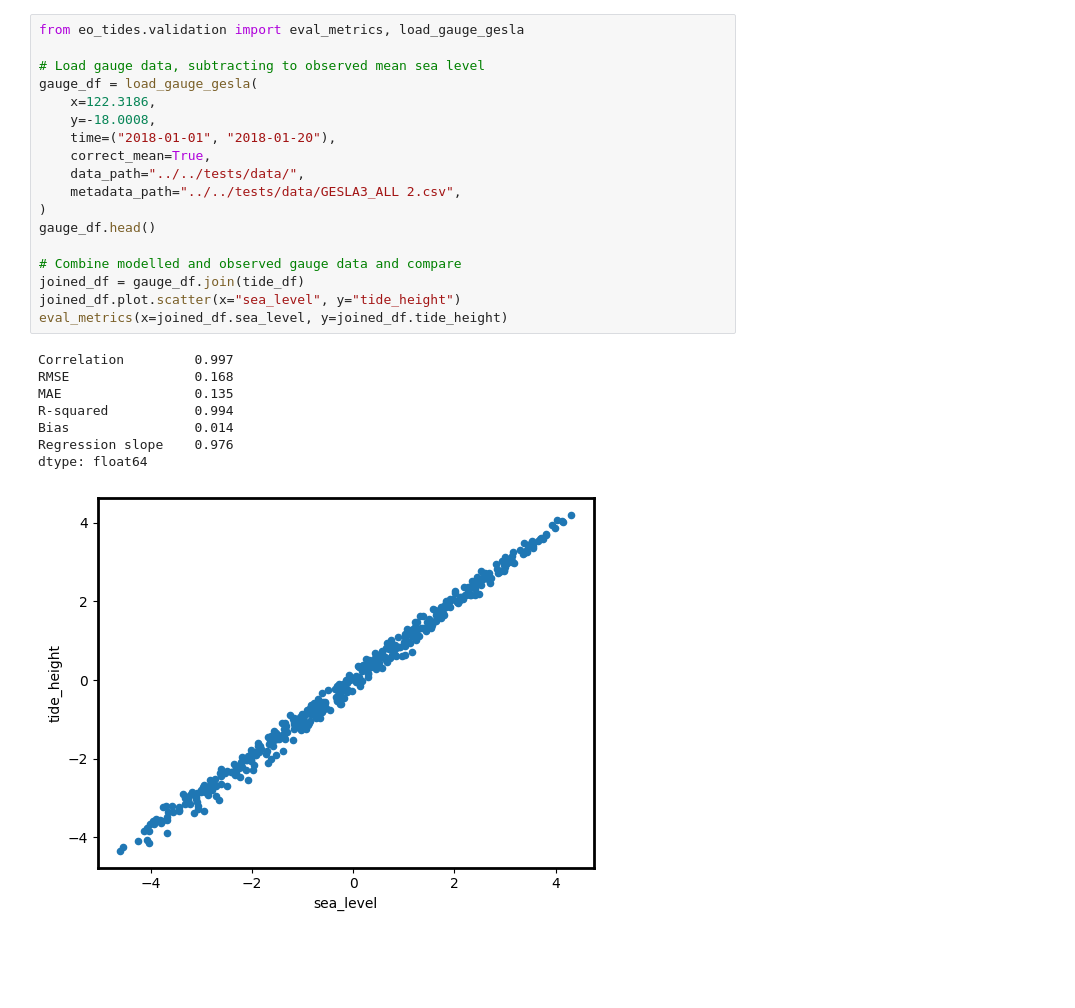
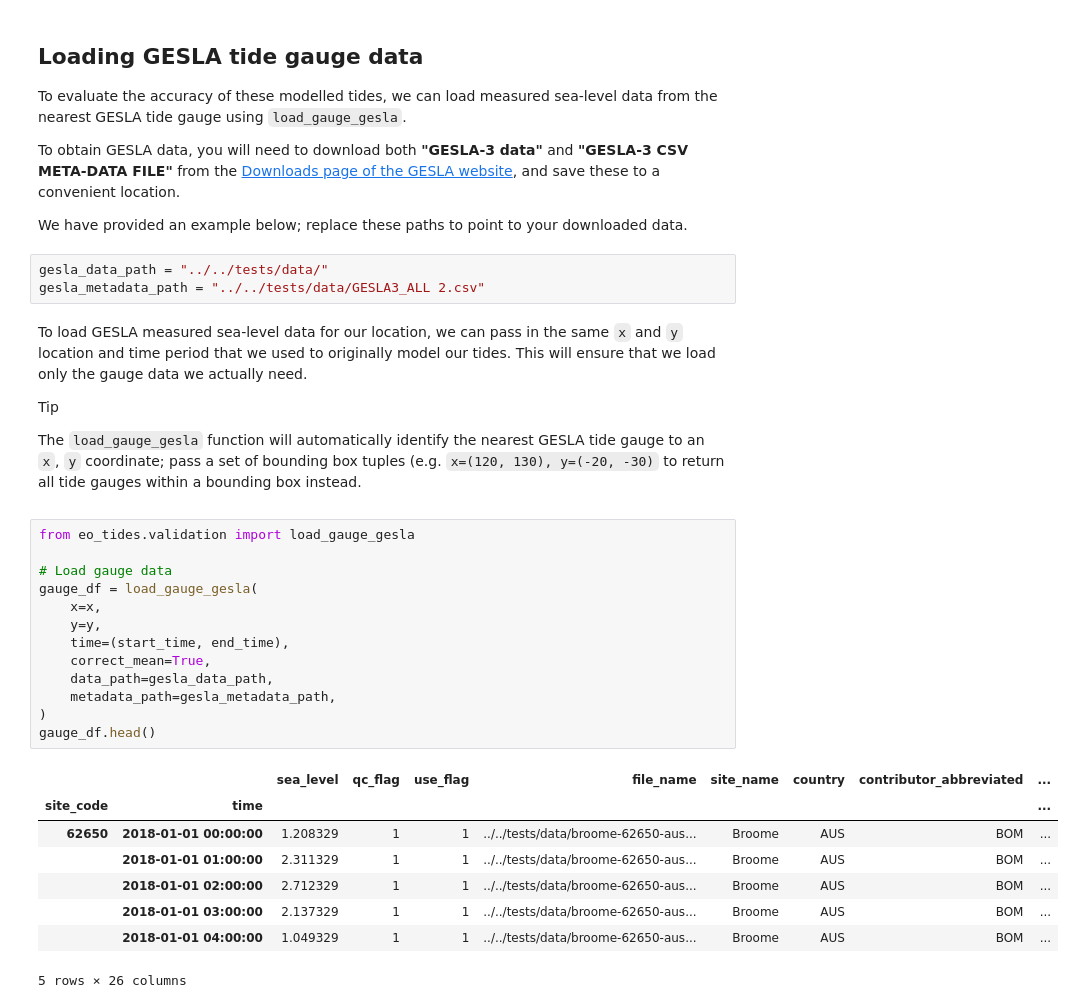
Before and after one commit to GeoscienceAustralia/eo-tides, a Jupyter notebook: docs/notebooks/Validating_tides.ipynb, the cells around one changed output. Saved outputs shown, nothing was run; the diff lists cells and outputs as text; blank space fills up the shorter version.

```diff
--- a/docs/notebooks/Validating_tides.ipynb
+++ b/docs/notebooks/Validating_tides.ipynb
@@ -24,30 +41,46 @@ Modelling tides using EOT20
 | 2018-01-01 02:00:00 | 122.2186 | -18.0008 | EOT20 | 2.476600 |
 | 2018-01-01 03:00:00 | 122.2186 | -18.0008 | EOT20 | 2.112390 |
 | 2018-01-01 04:00:00 | 122.2186 | -18.0008 | EOT20 | 1.181283 |
+# %% [markdown]
+## Loading GESLA tide gauge data
+
+To evaluate the accuracy of these modelled tides, we can load measured sea-level data from the nearest GESLA tide gauge using `load_gauge_gesla`.
+
+To obtain GESLA data, you will need to download both **"GESLA-3 data"** and **"GESLA-3 CSV META-DATA FILE"** from the [Downloads page of the GESLA website](), and save these to a convenient location.
+
+We have provided an example below; replace these paths to point to your downloaded data.
+# %%
+gesla_data_path = "../../tests/data/"
+gesla_metadata_path = "../../tests/data/GESLA3_ALL 2.csv"
+# %% [markdown]
+To load GESLA measured sea-level data for our location, we can pass in the same `x` and `y` location and time period that we used to originally model our tides.
+This will ensure that we load only the gauge data we actually need.
+
+<div class="admonition tip">
+    <p class="admonition-title">Tip</p>
+    <p>
+        The <code>load_gauge_gesla</code> function will automatically identify the nearest GESLA tide gauge to an <code>x</code>, <code>y</code> coordinate; pass a set of bounding box tuples (e.g. <code>x=(120, 130), y=(-20, -30)</code> to return all tide gauges within a bounding box instead.
+    </p>
+</div>
 # %%
-from eo_tides.validation import eval_metrics, load_gauge_gesla
+from eo_tides.validation import load_gauge_gesla
 
-# Load gauge data, subtracting to observed mean sea level
+# Load gauge data
 gauge_df = load_gauge_gesla(
-    x=122.3186,
-    y=-18.0008,
-    time=("2018-01-01", "2018-01-20"),
+    x=x,
+    y=y,
+    time=(start_time, end_time),
     correct_mean=True,
-    data_path="../../tests/data/",
-    metadata_path="../../tests/data/GESLA3_ALL 2.csv",
+    data_path=gesla_data_path,
+    metadata_path=gesla_metadata_path,
 )
 gauge_df.head()
-
-# Combine modelled and observed gauge data and compare
-joined_df = gauge_df.join(tide_df)
-joined_df.plot.scatter(x="sea_level", y="tide_height")
-eval_metrics(x=joined_df.sea_level, y=joined_df.tide_height)
 # %% [output]
+|  |  | sea_level | qc_flag | use_flag | file_name | site_name | country | contributor_abbreviated | ... |
+| site_code | time |  |  |  |  |  |  |  | ... |
+| 62650 | 2018-01-01 00:00:00 | 1.208329 | 1 | 1 | ../../tests/data/broome-62650-aus... | Broome | AUS | BOM | ... |
+|  | 2018-01-01 01:00:00 | 2.311329 | 1 | 1 | ../../tests/data/broome-62650-aus... | Broome | AUS | BOM | ... |
+|  | 2018-01-01 02:00:00 | 2.712329 | 1 | 1 | ../../tests/data/broome-62650-aus... | Broome | AUS | BOM | ... |
+|  | 2018-01-01 03:00:00 | 2.137329 | 1 | 1 | ../../tests/data/broome-62650-aus... | Broome | AUS | BOM | ... |
+|  | 2018-01-01 04:00:00 | 1.049329 | 1 | 1 | ../../tests/data/broome-62650-aus... | Broome | AUS | BOM | ... |
-Correlation         0.997
-RMSE                0.168
-MAE                 0.135
-R-squared           0.994
-Bias                0.014
-Regression slope    0.976
-dtype: float64
+5 rows × 26 columns
-[figure, removed]
```
Also changed, not shown: parts of 18 cells of this notebook, 5 other files.
